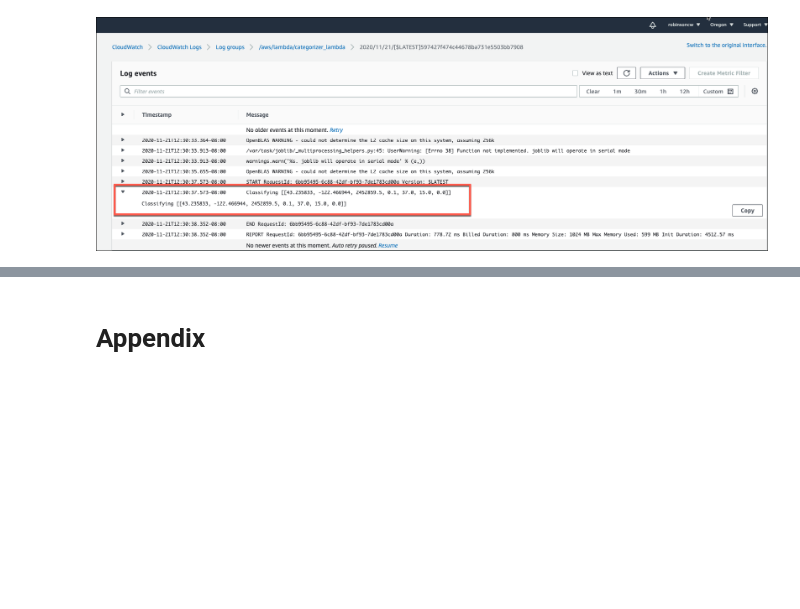
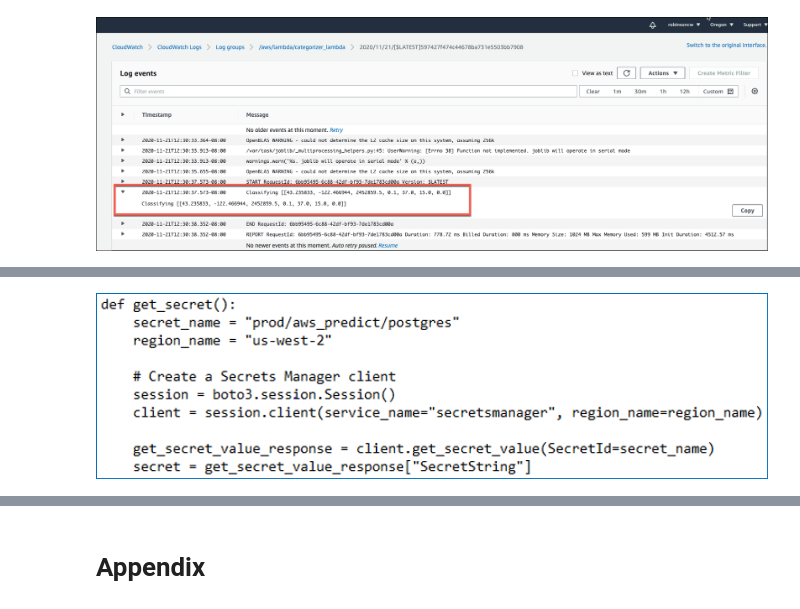
Before and after one commit to RobinsonCW/USWildfireAnalysis, a Jupyter notebook: src/objectives/python/source/USWildfireAnalysis.ipynb, the cells around one changed output, grey strips where cells are left out. Saved outputs shown, nothing was run; the diff lists cells and outputs as text; code cells hidden in the pictures; blank space fills up the shorter version.

```diff
--- a/src/objectives/python/source/USWildfireAnalysis.ipynb
+++ b/src/objectives/python/source/USWildfireAnalysis.ipynb
@@ -421,0 +481,4 @@ Image(filename='./img/aws_cloudwatch_logs.png')
+# %%
+Image(filename='./img/get_secret_code.png')
+# %% [output]
+[figure, added]
```
Also changed, not shown: parts of 19 cells of this notebook, 2 other files.
